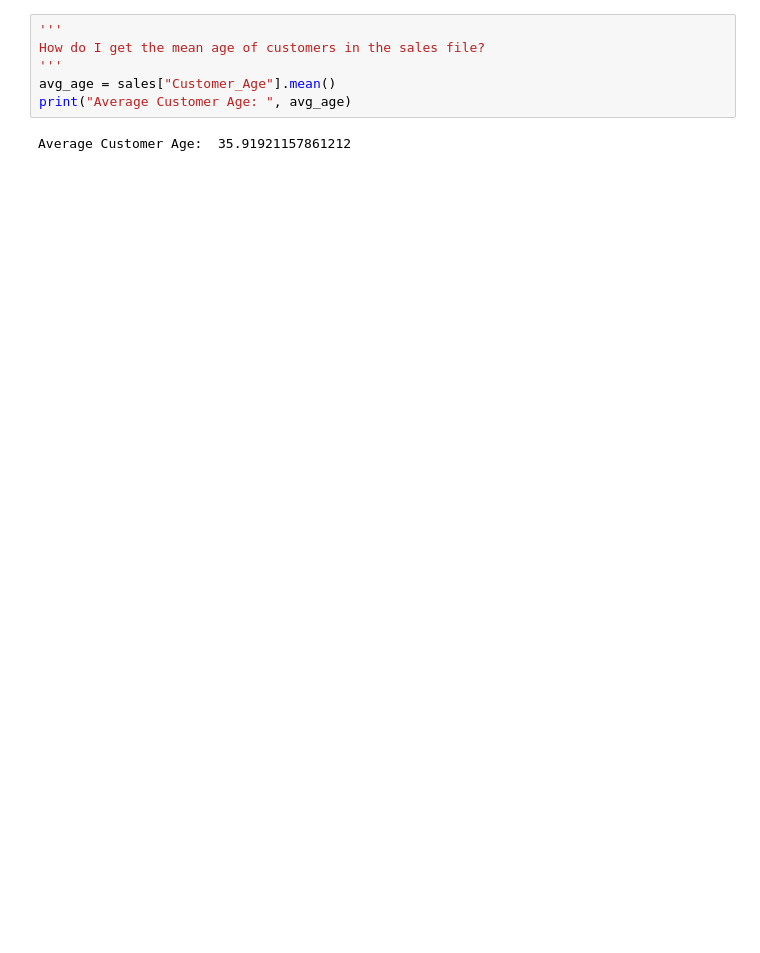
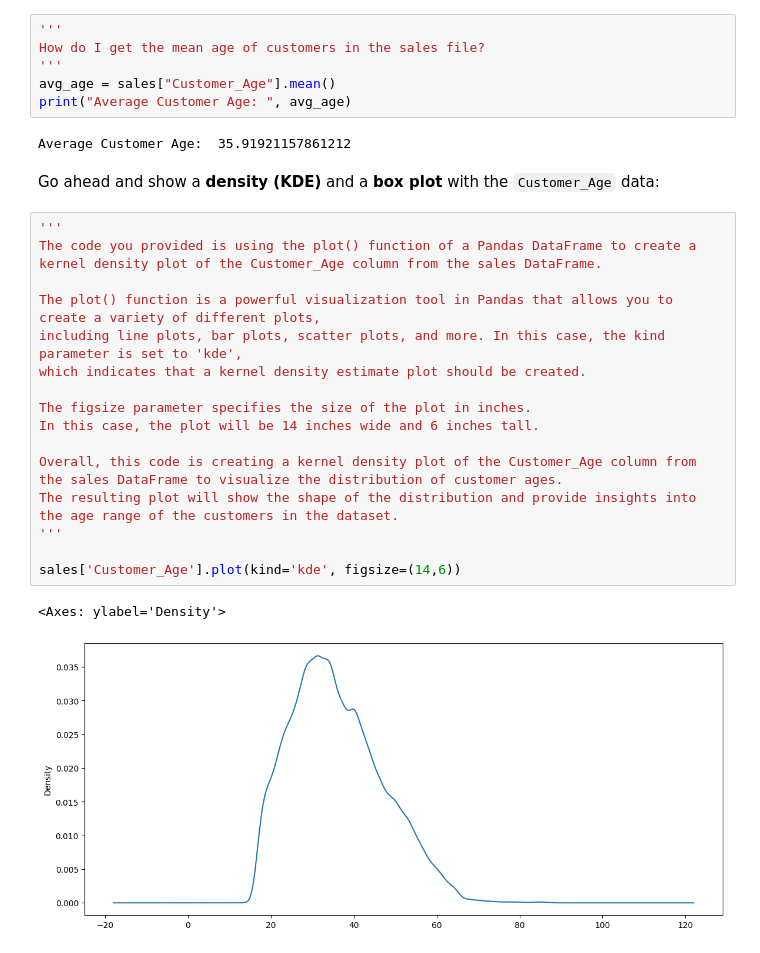
Before and after one commit to blazenkd/Test, a Jupyter notebook: Projects/FCC_Pandas_RLE/Exercise_1.ipynb, the cells around one changed output. Cells and saved outputs as stored; diff of their text form; blank space fills up the shorter version.

```diff
--- a/Projects/FCC_Pandas_RLE/Exercise_1.ipynb
+++ b/Projects/FCC_Pandas_RLE/Exercise_1.ipynb
@@ -48,3 +50,24 @@ avg_age = sales["Customer_Age"].mean()
 print("Average Customer Age: ", avg_age)
 # %% [output]
 Average Customer Age:  35.91921157861212
+# %% [markdown]
+Go ahead and show a <b>density (KDE)</b> and a <b>box plot</b> with the `Customer_Age` data:
+# %%
+'''
+The code you provided is using the plot() function of a Pandas DataFrame to create a kernel density plot of the Customer_Age column from the sales DataFrame.
+
+The plot() function is a powerful visualization tool in Pandas that allows you to create a variety of different plots,
+including line plots, bar plots, scatter plots, and more. In this case, the kind parameter is set to 'kde',
+which indicates that a kernel density estimate plot should be created.
+
+The figsize parameter specifies the size of the plot in inches.
+In this case, the plot will be 14 inches wide and 6 inches tall.
+
+Overall, this code is creating a kernel density plot of the Customer_Age column from the sales DataFrame to visualize the distribution of customer ages.
+The resulting plot will show the shape of the distribution and provide insights into the age range of the customers in the dataset.
+'''
+
+sales['Customer_Age'].plot(kind='kde', figsize=(14,6))
+# %% [output]
+<Axes: ylabel='Density'>
+[figure, added]
```
Also changed, not shown: parts of 2 cells of this notebook, 28 other files.
